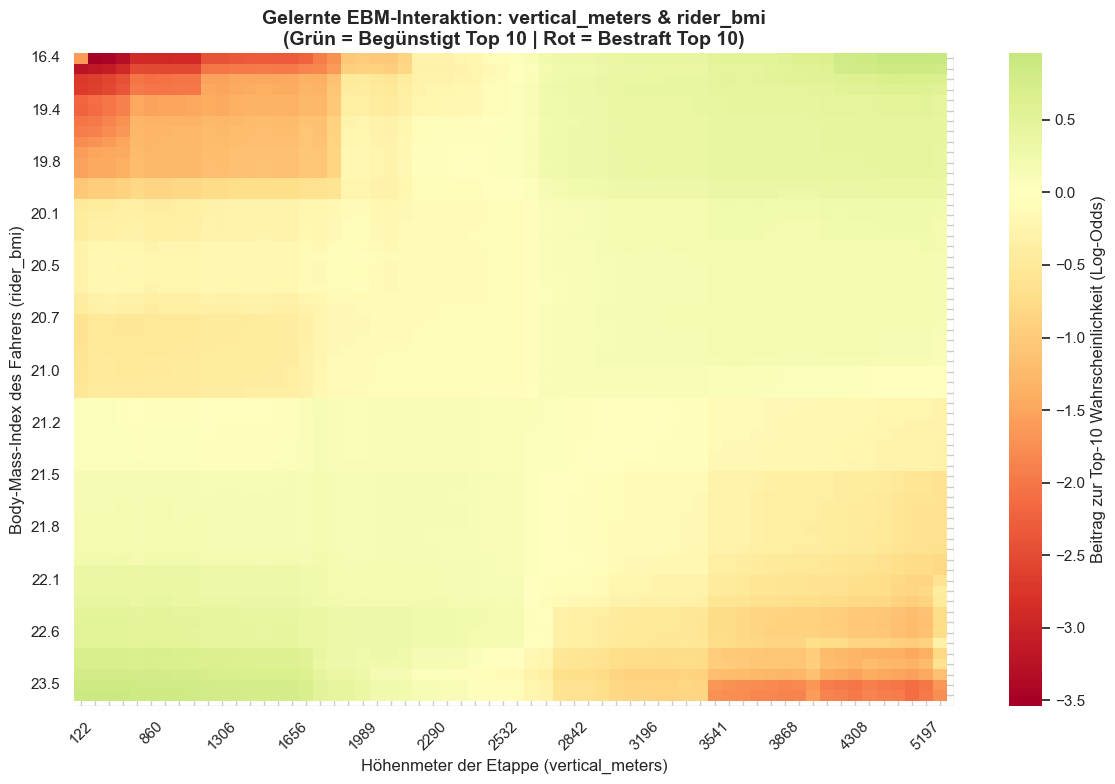
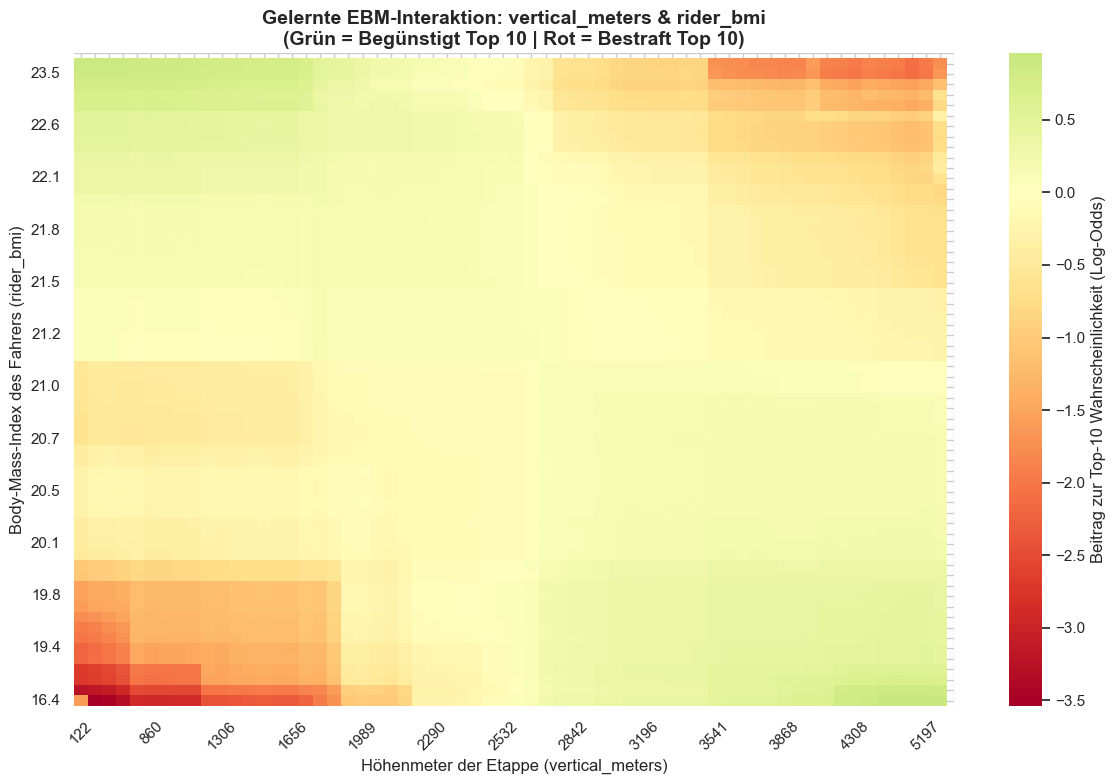
The change to this notebook cell's code, shown as a diff; its figure went from the first image to the second:
--- before
+++ after
@@ -43,4 +43,5 @@
 plt.yticks(rotation=0)
 plt.tight_layout()
+plt.gca().invert_yaxis()
 
 # Grafik direkt für die Hausarbeit speichern

Commit: Update 10-0-0-3-2-1-0